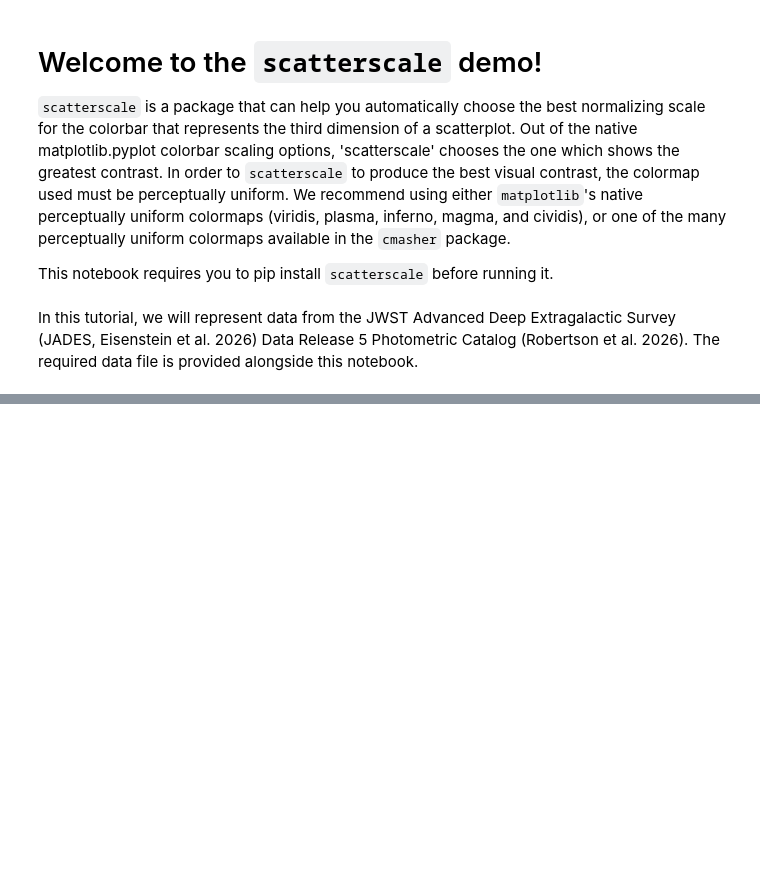
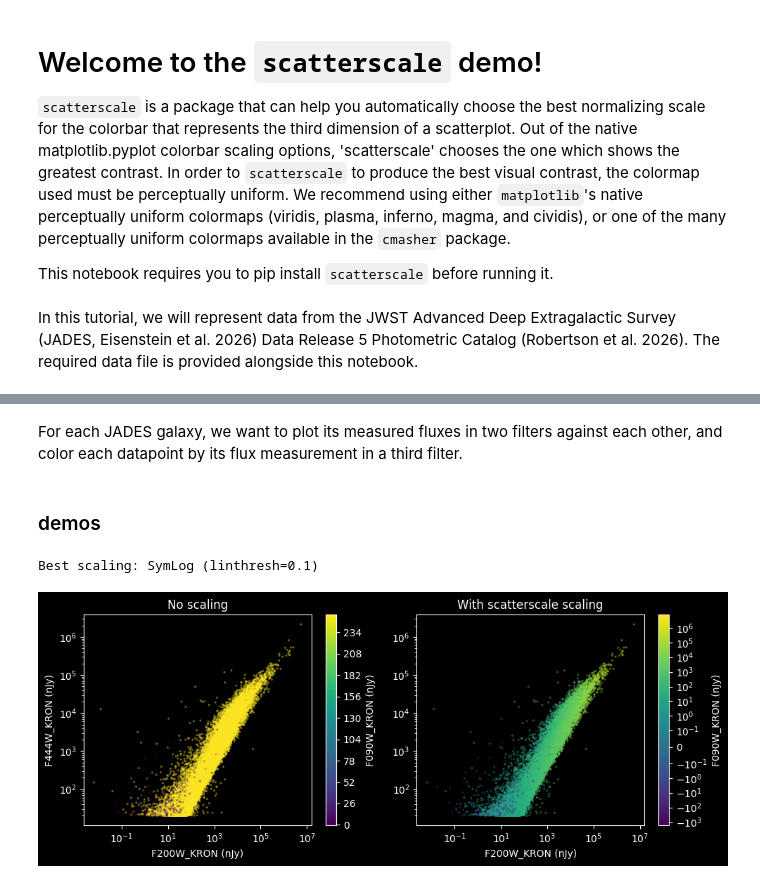
Before and after one commit to juliana-karp/scatterscale, a Jupyter notebook: docs/tutorials/full_demo.ipynb, the cells around one changed output, grey strips where cells are left out. Cells and saved outputs as stored; diff of their text form; code cells hidden in the pictures; blank space fills up the shorter version.

Commit message:
demo plotting function done

```diff
--- a/docs/tutorials/full_demo.ipynb
+++ b/docs/tutorials/full_demo.ipynb
@@ -19,0 +36,47 @@ data = pd.read_csv('jades_dr5_demo_data.csv')
+# %% [markdown]
+For each JADES galaxy, we want to plot its measured fluxes in two filters against each other, and color each datapoint by its flux measurement in a third filter.
+# %%
+def comparison_plot(colorbar_data, xaxis_data, yaxis_data, colorbar_data_key, xaxis_data_key, yaxis_data_key):
+    """
+    """
+
+    fig, ax = plt.subplots(1,2, figsize=(10, 4))
+    plt.style.use("dark_background")
+
+    # without any scaling
+    plot0 = ax[0].scatter(xaxis_data, yaxis_data, c=colorbar_data, norm=colors.NoNorm(np.nanmin(colorbar_data), np.nanmax(colorbar_data)), cmap="viridis", alpha=0.3, s=2)
+    ax[0].set_title("No scaling")
+    ax[0].set_xlabel(f"{xaxis_data_key}")
+    ax[0].set_ylabel(f"{yaxis_data_key}")
+    ax[0].set_xscale("log")
+    ax[0].set_yscale("log")
+    colorbar0 = fig.colorbar(plot0, ax=ax[0], label=colorbar_data_key)
+    colorbar0.solids.set(alpha=1)
+
+    ## use scatterscale to get the best normalization for the colorbar
+    colorbar_norm = get_scatterscale(colorbar_data)
+
+    # with scatterscale's optimal scaling
+    plot1 = ax[1].scatter(xaxis_data, yaxis_data, c=colorbar_data, norm=colorbar_norm, cmap="viridis", alpha=0.3, s=2)
+    ax[1].set_title("With scatterscale scaling")
+    ax[1].set_xlabel(f"{xaxis_data_key}")
+    ax[1].set_xscale("log")
+    ax[1].set_yscale("log")
+    colorbar1 = fig.colorbar(plot1, ax=ax[1], label=colorbar_data_key)
+    colorbar1.solids.set(alpha=1)
+
+    plt.tight_layout()
+    plt.show()
+
+    return
+# %% [markdown]
+### demos
+# %%
+colorbar_data, colorbar_key = data["F090W_KRON"].values, "F090W_KRON (nJy)"
+xaxis_data, xaxis_key = data["F200W_KRON"].values, "F200W_KRON (nJy)"
+yaxis_data, yaxis_key = data["F444W_KRON"].values, "F444W_KRON (nJy)"
+
+comparison_plot(colorbar_data, xaxis_data, yaxis_data, colorbar_key, xaxis_key, yaxis_key)
+# %% [output]
+Best scaling: SymLog (linthresh=0.1)
+[figure, added]
```
Also changed, not shown: parts of 9 cells of this notebook, 1 other file.
